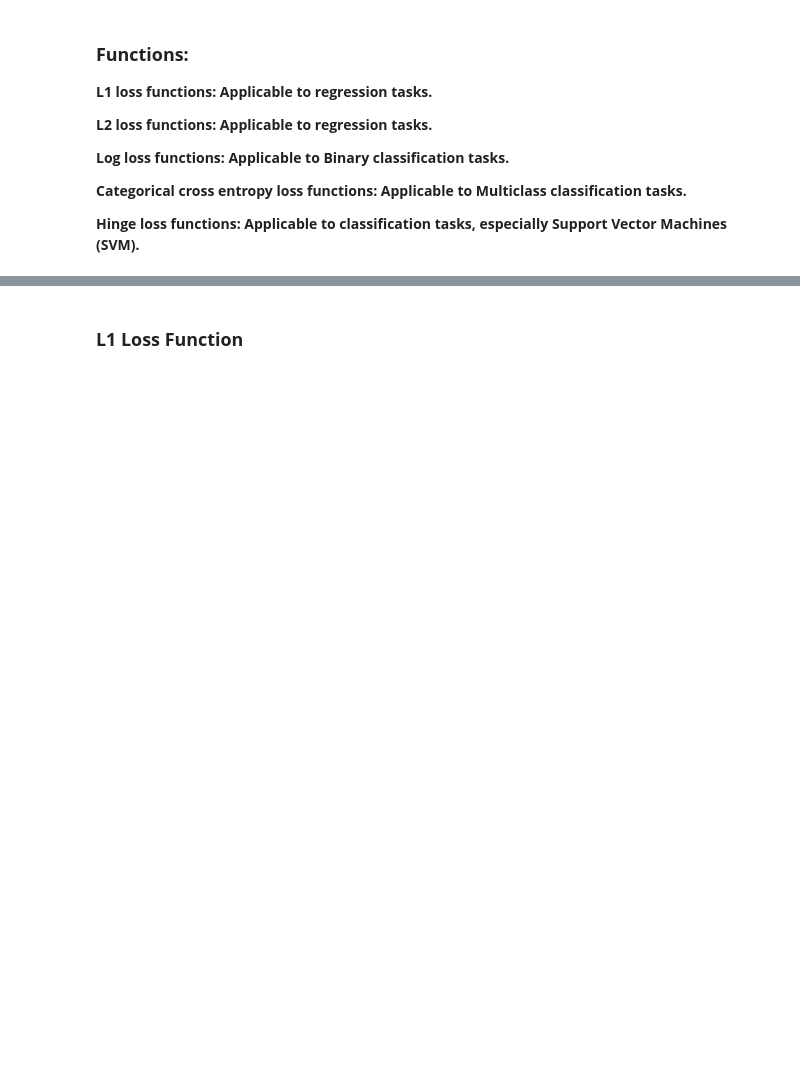
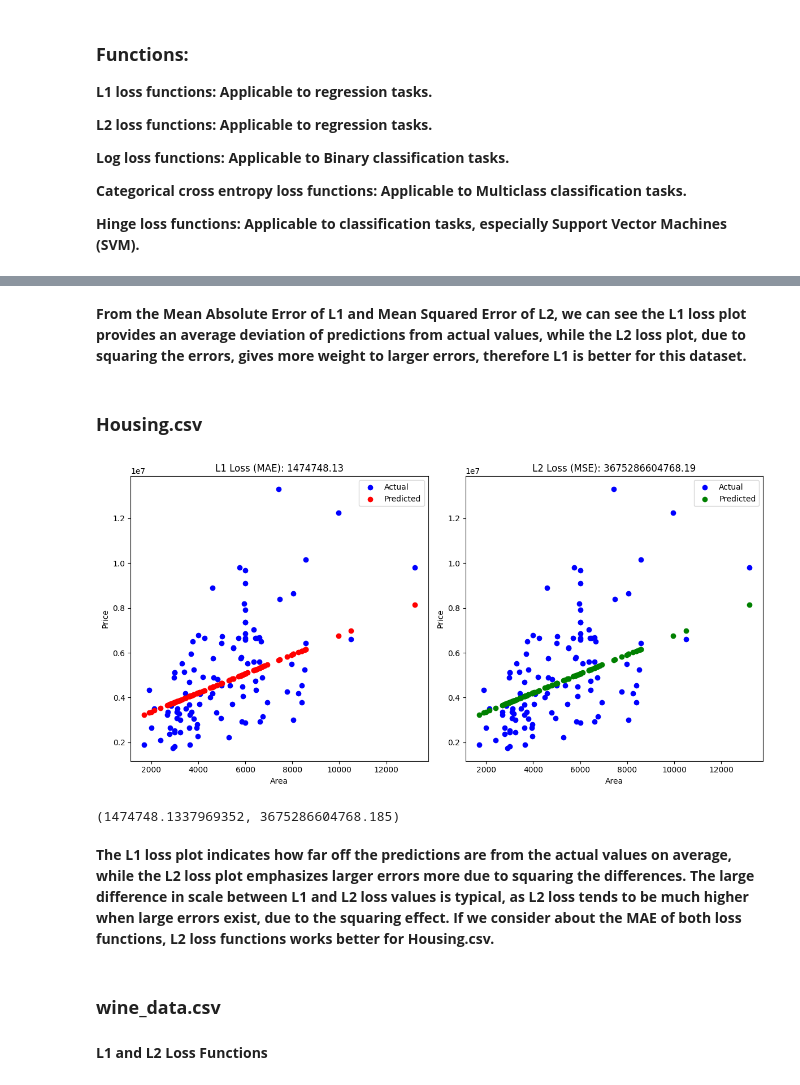
Before and after one commit to ChloeH719/Mathematics-and-Statistics, a Jupyter notebook: inclass_assignment2.ipynb, the cells around one changed output, grey strips where cells are left out. Cells and saved outputs as stored; diff of their text form; code cells hidden in the pictures; blank space fills up the shorter version.

```diff
--- a/inclass_assignment2.ipynb
+++ b/inclass_assignment2.ipynb
@@ -529,2 +596,73 @@ anova_result, mse
+# %% [markdown]
+**From the Mean Absolute Error of L1 and Mean Squared Error of L2, we can see the L1 loss plot provides an average deviation of predictions from actual values, while the L2 loss plot, due to squaring the errors, gives more weight to larger errors, therefore L1 is better for this dataset.**
+# %% [markdown]
+### **Housing.csv**
+# %%
+# As Housing.csv is suitable for regression tasks, L1 and L2 loss functions can be applied to it.
+import pandas as pd
+import numpy as np
+import matplotlib.pyplot as plt
+from sklearn.model_selection import train_test_split
+from sklearn.linear_model import LinearRegression
+from sklearn.metrics import mean_absolute_error, mean_squared_error
+
+# Reload dataset for convenience
+housing_data = pd.read_csv('Housing.csv')
+
+# Selecting a numerical feature and the target for regression
+# Assuming 'area' as the feature and 'price' as the target
+X = housing_data[['area']]
+y = housing_data['price']
+
+# Splitting the dataset into training and testing sets
+X_train, X_test, y_train, y_test = train_test_split(X, y, test_size=0.2, random_state=42)
+
+# Creating a Linear Regression model
+model = LinearRegression()
+
+# Fitting the model
+model.fit(X_train, y_train)
+
+# Predicting values
+y_pred = model.predict(X_test)
+
+# Calculating L1 Loss (Mean Absolute Error)
+l1_loss = mean_absolute_error(y_test, y_pred)
+
+# Calculating L2 Loss (Mean Squared Error)
+l2_loss = mean_squared_error(y_test, y_pred)
+
+# Plotting the results
+plt.figure(figsize=(12, 6))
+
+# Actual vs Predicted for L1
+plt.subplot(1, 2, 1)
+plt.scatter(X_test, y_test, color='blue', label='Actual')
+plt.scatter(X_test, y_pred, color='red', label='Predicted')
+plt.title('L1 Loss (MAE): {:.2f}'.format(l1_loss))
+plt.xlabel('Area')
+plt.ylabel('Price')
+plt.legend()
+
+# Actual vs Predicted for L2
+plt.subplot(1, 2, 2)
+plt.scatter(X_test, y_test, color='blue', label='Actual')
+plt.scatter(X_test, y_pred, color='green', label='Predicted')
+plt.title('L2 Loss (MSE): {:.2f}'.format(l2_loss))
+plt.xlabel('Area')
+plt.ylabel('Price')
+plt.legend()
+
+plt.tight_layout()
+plt.show()
+
+l1_loss, l2_loss
+# %% [output]
+[figure, added]
+(1474748.1337969352, 3675286604768.185)
+# %% [markdown]
+**The L1 loss plot indicates how far off the predictions are from the actual values on average, while the L2 loss plot emphasizes larger errors more due to squaring the differences. The large difference in scale between L1 and L2 loss values is typical, as L2 loss tends to be much higher when large errors exist, due to the squaring effect. If we consider about the MAE of both loss functions, L2 loss functions works better for Housing.csv.**
+# %% [markdown]
+### **wine_data.csv**
 # %% [markdown]
-### **L1 Loss Function**
+**L1 and L2 Loss Functions**
```
Also changed, not shown: parts of 26 cells of this notebook.
